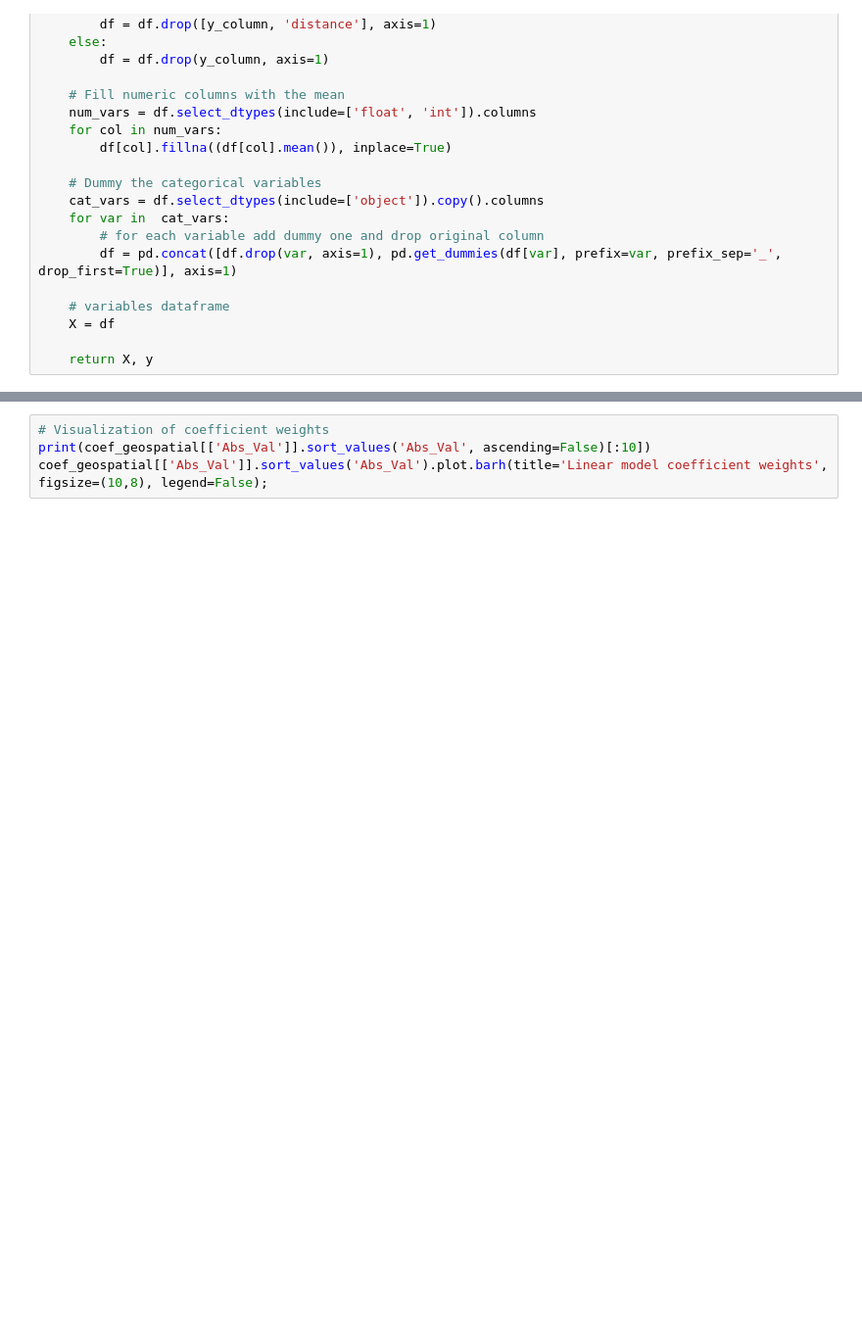
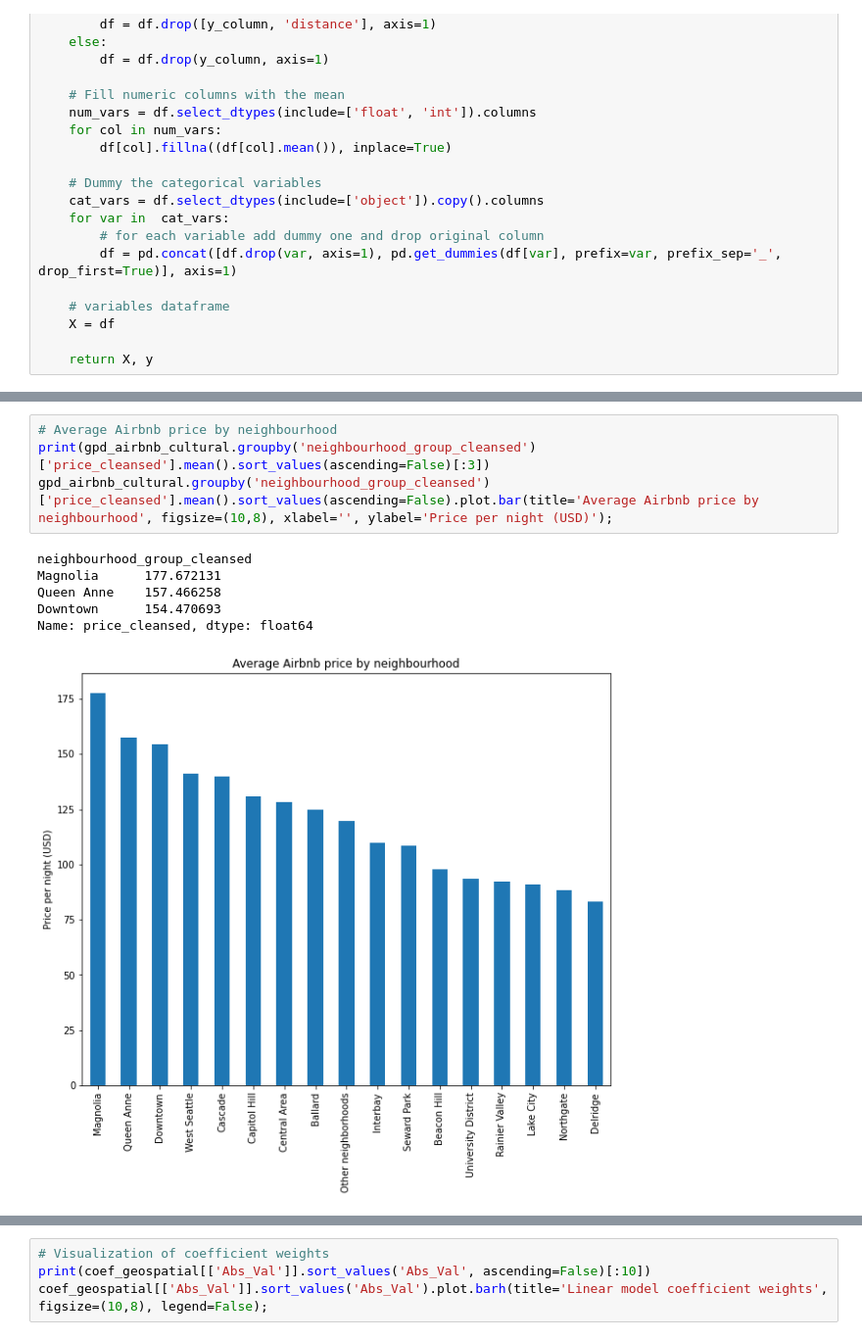
Before and after one commit to julionovoa/airbnb-seattle, a Jupyter notebook: airbnb-seattle.ipynb, the cells around one changed output, grey strips where cells are left out. Shown at 98% size. Drawn from its saved outputs; the diff is of its cells as text; blank space fills up the shorter version.

```diff
--- a/airbnb-seattle.ipynb
+++ b/airbnb-seattle.ipynb
@@ -195,0 +219,11 @@ def seattle_model(df, y_column, include_distance=False, test_size=0.3, random_st
+# %%
+# Average Airbnb price by neighbourhood
+print(gpd_airbnb_cultural.groupby('neighbourhood_group_cleansed')['price_cleansed'].mean().sort_values(ascending=False)[:3])
+gpd_airbnb_cultural.groupby('neighbourhood_group_cleansed')['price_cleansed'].mean().sort_values(ascending=False).plot.bar(title='Average Airbnb price by neighbourhood', figsize=(10,8), xlabel='', ylabel='Price per night (USD)');
+# %% [output]
+neighbourhood_group_cleansed
+Magnolia      177.672131
+Queen Anne    157.466258
+Downtown      154.470693
+Name: price_cleansed, dtype: float64
+[figure, added]
```
Also changed, not shown: parts of 31 cells of this notebook, 1 other file.
